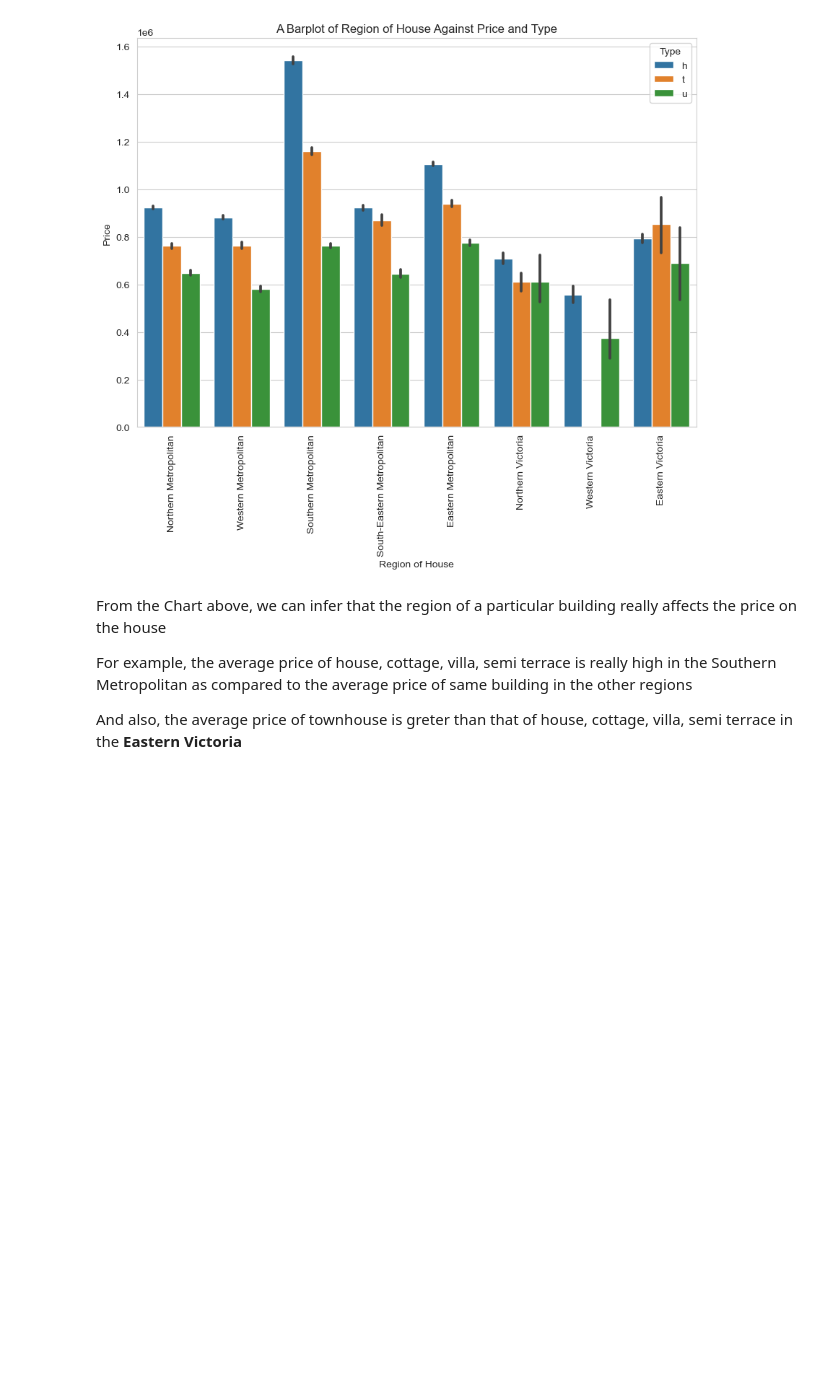
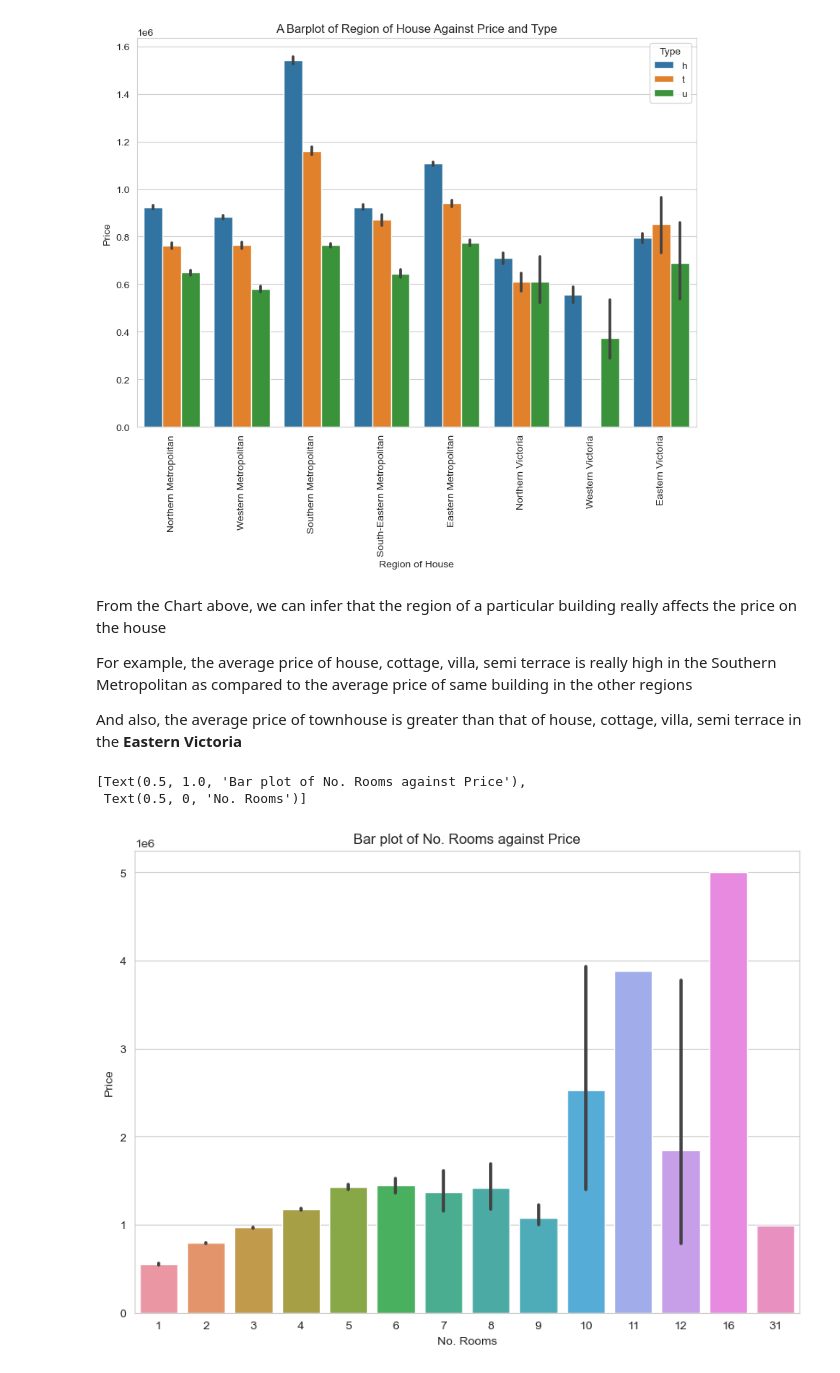
Before and after one commit to Subash0812/House_price_prediction-, a Jupyter notebook: house_price_pred.ipynb, the cells around one changed output. Cells and saved outputs as stored; diff of their text form; code cells hidden in the pictures; blank space fills up the shorter version.

Commit message:
added some visualizations and initializing data preprocessing

```diff
--- a/house_price_pred.ipynb
+++ b/house_price_pred.ipynb
@@ -173,4 +176,12 @@ plt.xticks(rotation=90);
 # %% [markdown]
 <p>From the Chart above, we can infer that the region of a particular building really affects the price on the house</p>
 <p>For example, the average price of house, cottage, villa, semi terrace is really high in the Southern Metropolitan as compared to the average price of same building in the other regions</p>
-<p>And also, the average price of townhouse is greter than that of house, cottage, villa, semi terrace in the <b>Eastern Victoria</b></p>
+<p>And also, the average price of townhouse is greater than that of house, cottage, villa, semi terrace in the <b>Eastern Victoria</b></p>
+# %%
+# Plotting the relationship between Rooms and Price
+plt.figure(figsize=(10,7))
+sns.barplot(data = house_df,x='Rooms',y='Price').set(title = 'Bar plot of No. Rooms against Price',xlabel = 'No. Rooms')
+# %% [output]
+[Text(0.5, 1.0, 'Bar plot of No. Rooms against Price'),
+ Text(0.5, 0, 'No. Rooms')]
+[figure, added]
```
Also changed, not shown: parts of 8 cells of this notebook.
